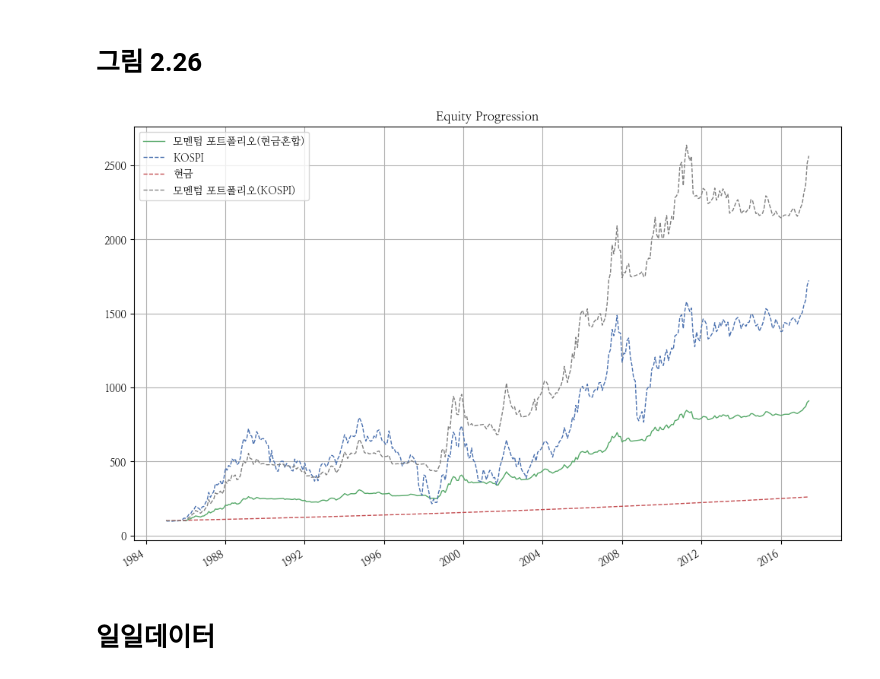
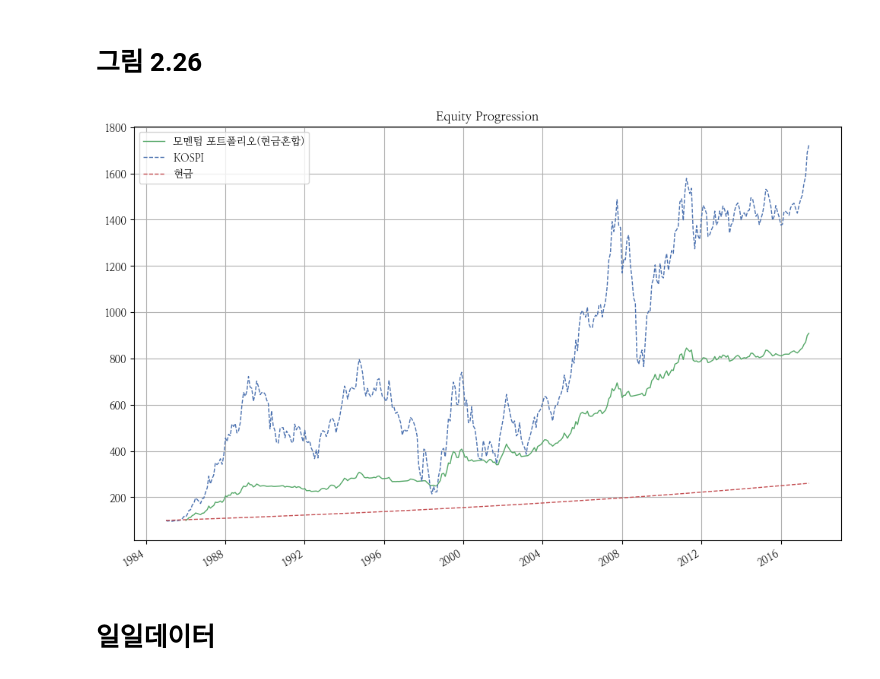
Before and after one commit to hermian/startetf, a Jupyter notebook: 2.26_절대모멘텀_평균모멘텀스코어_현금혼합.ipynb, the cells around one changed output. Cells and saved outputs as stored; diff of their text form; code cells hidden in the pictures.

```diff
--- a/2.26_절대모멘텀_평균모멘텀스코어_현금혼합.ipynb
+++ b/2.26_절대모멘텀_평균모멘텀스코어_현금혼합.ipynb
@@ -213,11 +229,14 @@ r_ms0 = bt.run(bt_ms0)
 # %%
 ax1 = r_ms.plot(color='g', figsize=(12,8));
 r_kospi.plot(ax=ax1, ls='--', color='b', figsize=(12, 8));
 r_현금.plot(ax=ax1, ls='--', color='r', figsize=(12, 8));
 #----
-r_ms0.plot(ax=ax1, ls='--', color='gray', figsize=(12, 8));
+# r_ms0.plot(ax=ax1, ls='--', color='gray', figsize=(12, 8)); # add hosung
+# XXX 아래 데이터 코스피 값 이상함...2012~ 2016횡보장이 1200대로 나와야 한다고 봤는데
+# 맨 아래 차트는 앞쪽을 짤라서 1200대고 이고 그냥은 1400대가 맞다. 기준점이 변해서 나온 현상임
+# 필요하면 kospi다운 받은거 resample
 # %% [output]
-[figure, old version]
+[figure, new version]
 # %%
 # qs.reports.full(r_all.prices['모멘텀 포트폴리오(현금혼합)'].to_returns().dropna()['1986':],
 #                 r_all.prices['KOSPI'].to_returns().dropna()['1986':])
```
Also changed, not shown: parts of 9 cells of this notebook, 3 other files.
